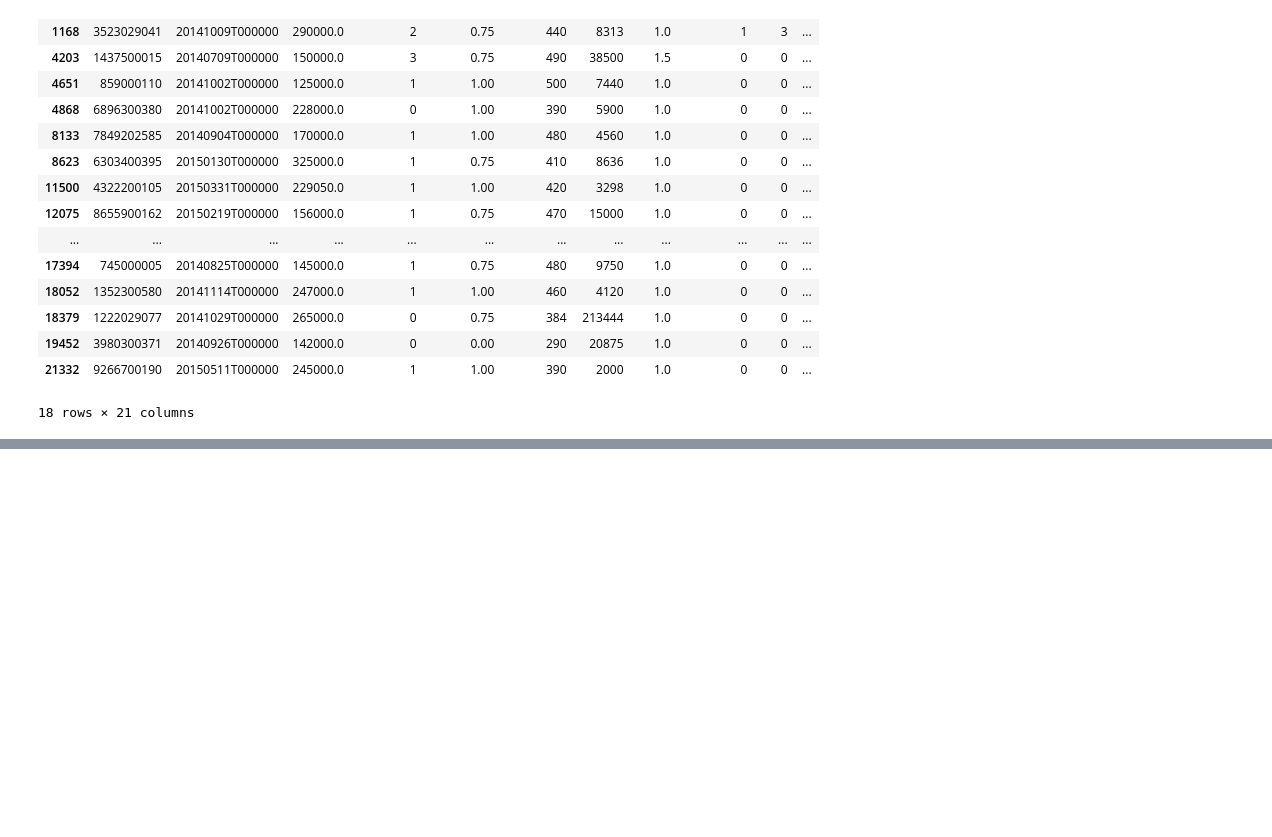
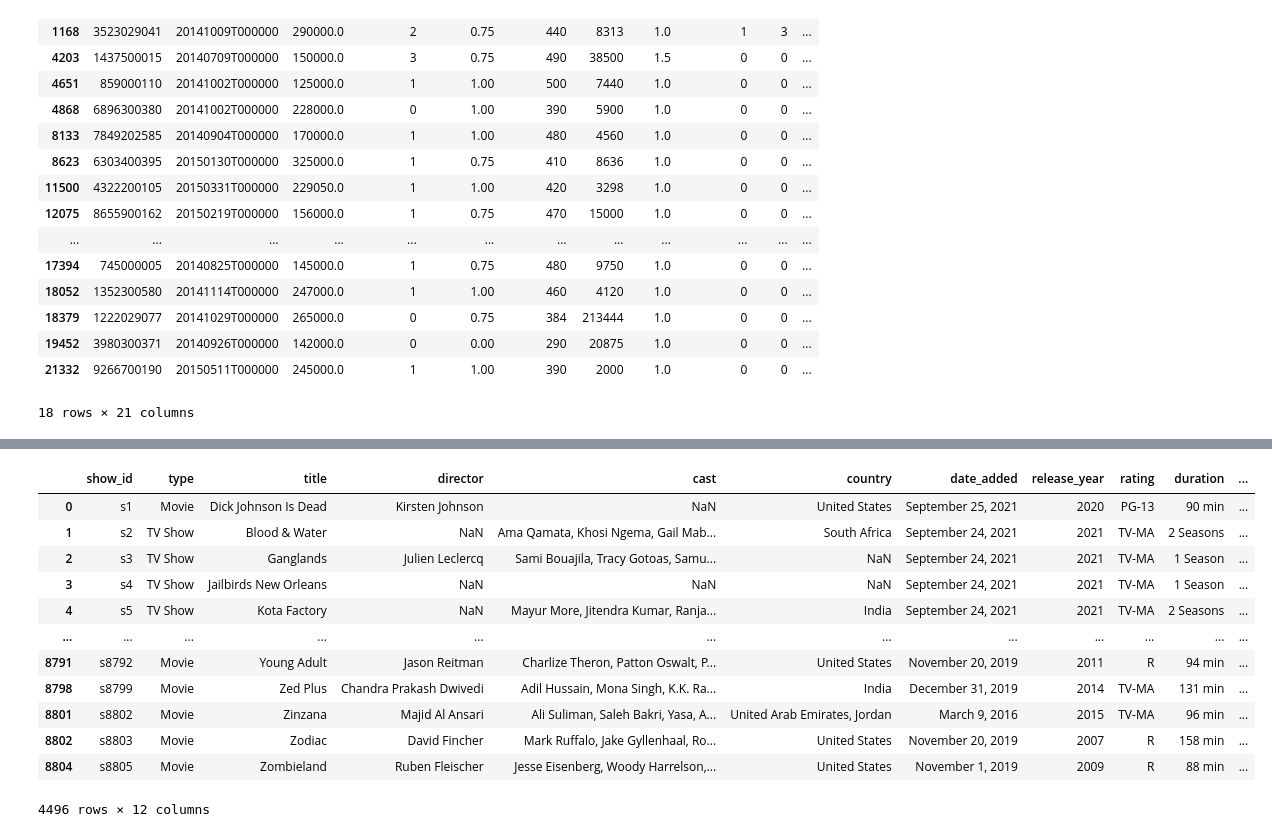
Before and after one commit to farhanaqaei/DataAnalysis, a Jupyter notebook: 6_Filtering/LearningBook.ipynb, the cells around one changed output, grey strips where cells are left out. Cells and saved outputs as stored; diff of their text form; code cells hidden in the pictures; blank space fills up the shorter version.

```diff
--- a/6_Filtering/LearningBook.ipynb
+++ b/6_Filtering/LearningBook.ipynb
@@ -159,0 +184,2 @@ houses[houses.sqft_living <= 500]
+# %%
+netflix = pd.read_csv("../data/netflix_titles.csv", sep="|", index_col=0)
@@ -159,0 +195,17 @@ houses[houses.sqft_living <= 500]
+# %%
+mature = netflix.rating.isin(["TV-MA", "R", "PG-13"])
+netflix[mature]
+# %% [output]
+|  | show_id | type | title | director | cast | country | date_added | release_year | rating | duration | ... |
+| 0 | s1 | Movie | Dick Johnson Is Dead | Kirsten Johnson | NaN | United States | September 25, 2021 | 2020 | PG-13 | 90 min | ... |
+| 1 | s2 | TV Show | Blood & Water | NaN | Ama Qamata, Khosi Ngema, Gail Mab... | South Africa | September 24, 2021 | 2021 | TV-MA | 2 Seasons | ... |
+| 2 | s3 | TV Show | Ganglands | Julien Leclercq | Sami Bouajila, Tracy Gotoas, Samu... | NaN | September 24, 2021 | 2021 | TV-MA | 1 Season | ... |
+| 3 | s4 | TV Show | Jailbirds New Orleans | NaN | NaN | NaN | September 24, 2021 | 2021 | TV-MA | 1 Season | ... |
+| 4 | s5 | TV Show | Kota Factory | NaN | Mayur More, Jitendra Kumar, Ranja... | India | September 24, 2021 | 2021 | TV-MA | 2 Seasons | ... |
+| ... | ... | ... | ... | ... | ... | ... | ... | ... | ... | ... | ... |
+| 8791 | s8792 | Movie | Young Adult | Jason Reitman | Charlize Theron, Patton Oswalt, P... | United States | November 20, 2019 | 2011 | R | 94 min | ... |
+| 8798 | s8799 | Movie | Zed Plus | Chandra Prakash Dwivedi | Adil Hussain, Mona Singh, K.K. Ra... | India | December 31, 2019 | 2014 | TV-MA | 131 min | ... |
+| 8801 | s8802 | Movie | Zinzana | Majid Al Ansari | Ali Suliman, Saleh Bakri, Yasa, A... | United Arab Emirates, Jordan | March 9, 2016 | 2015 | TV-MA | 96 min | ... |
+| 8802 | s8803 | Movie | Zodiac | David Fincher | Mark Ruffalo, Jake Gyllenhaal, Ro... | United States | November 20, 2019 | 2007 | R | 158 min | ... |
+| 8804 | s8805 | Movie | Zombieland | Ruben Fleischer | Jesse Eisenberg, Woody Harrelson,... | United States | November 1, 2019 | 2009 | R | 88 min | ... |
+4496 rows × 12 columns
```
Also changed, not shown: parts of 3 cells of this notebook.
